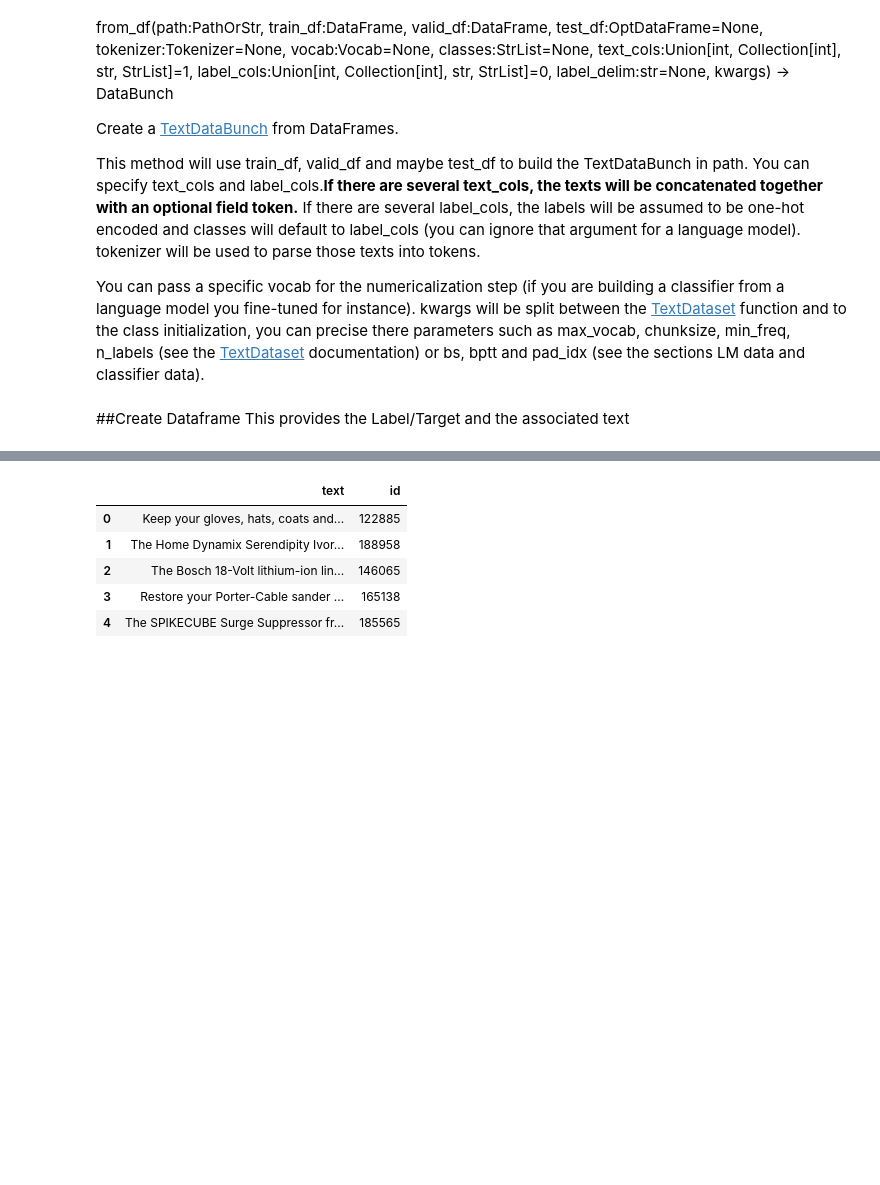
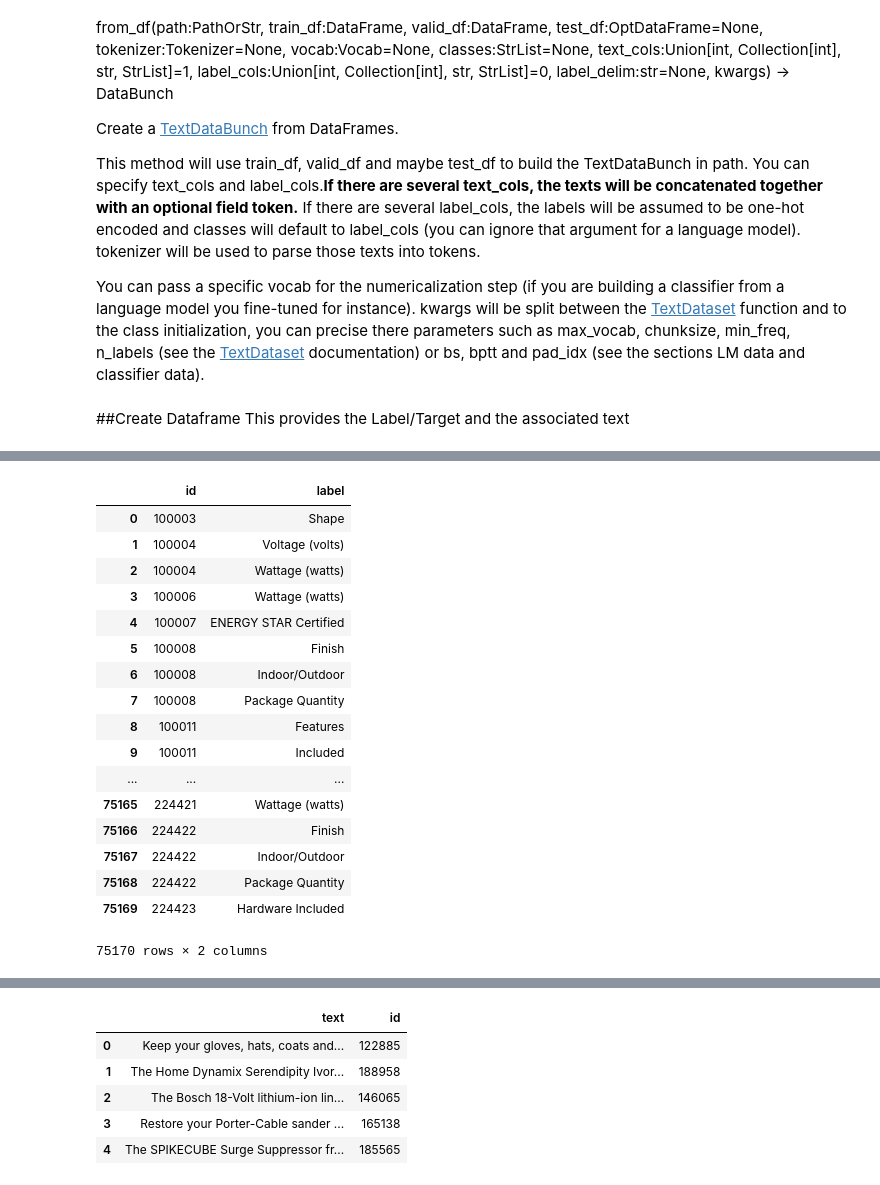
Before and after one commit to navneetkrc/Deep-Learning-Experiments-implemented-using-Google-Colab, a Jupyter notebook: akaike_sample.ipynb, the cells around one changed output, grey strips where cells are left out. Cells and saved outputs as stored; diff of their text form; code cells hidden in the pictures; blank space fills up the shorter version.

```diff
--- a/akaike_sample.ipynb
+++ b/akaike_sample.ipynb
@@ -95,0 +115,24 @@ test_df.head()
+# %%
+train_label = pd.read_csv('train_label.csv')
+test_label = pd.read_csv('sample_submission.csv')
+# %%
+train_label
+# %% [output]
+|  | id | label |
+| 0 | 100003 | Shape |
+| 1 | 100004 | Voltage (volts) |
+| 2 | 100004 | Wattage (watts) |
+| 3 | 100006 | Wattage (watts) |
+| 4 | 100007 | ENERGY STAR Certified |
+| 5 | 100008 | Finish |
+| 6 | 100008 | Indoor/Outdoor |
+| 7 | 100008 | Package Quantity |
+| 8 | 100011 | Features |
+| 9 | 100011 | Included |
+| ... | ... | ... |
+| 75165 | 224421 | Wattage (watts) |
+| 75166 | 224422 | Finish |
+| 75167 | 224422 | Indoor/Outdoor |
+| 75168 | 224422 | Package Quantity |
+| 75169 | 224423 | Hardware Included |
+75170 rows × 2 columns
```
Also changed, not shown: parts of 7 cells of this notebook.
